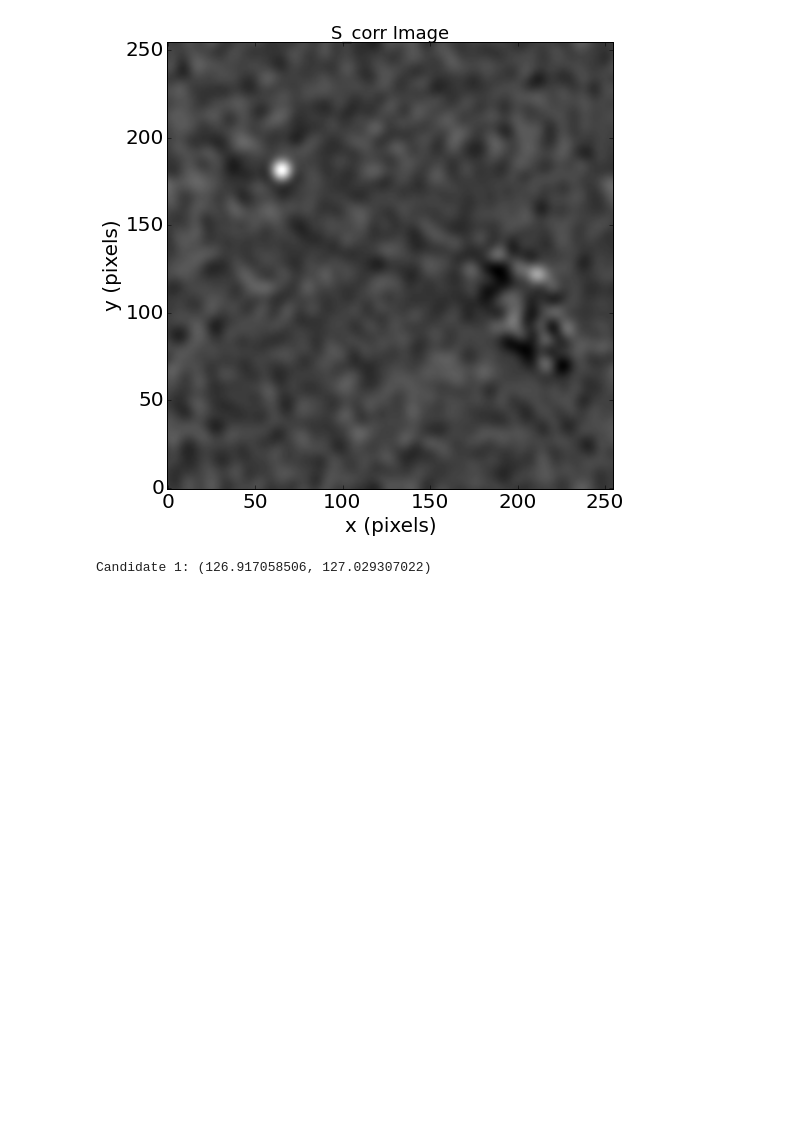
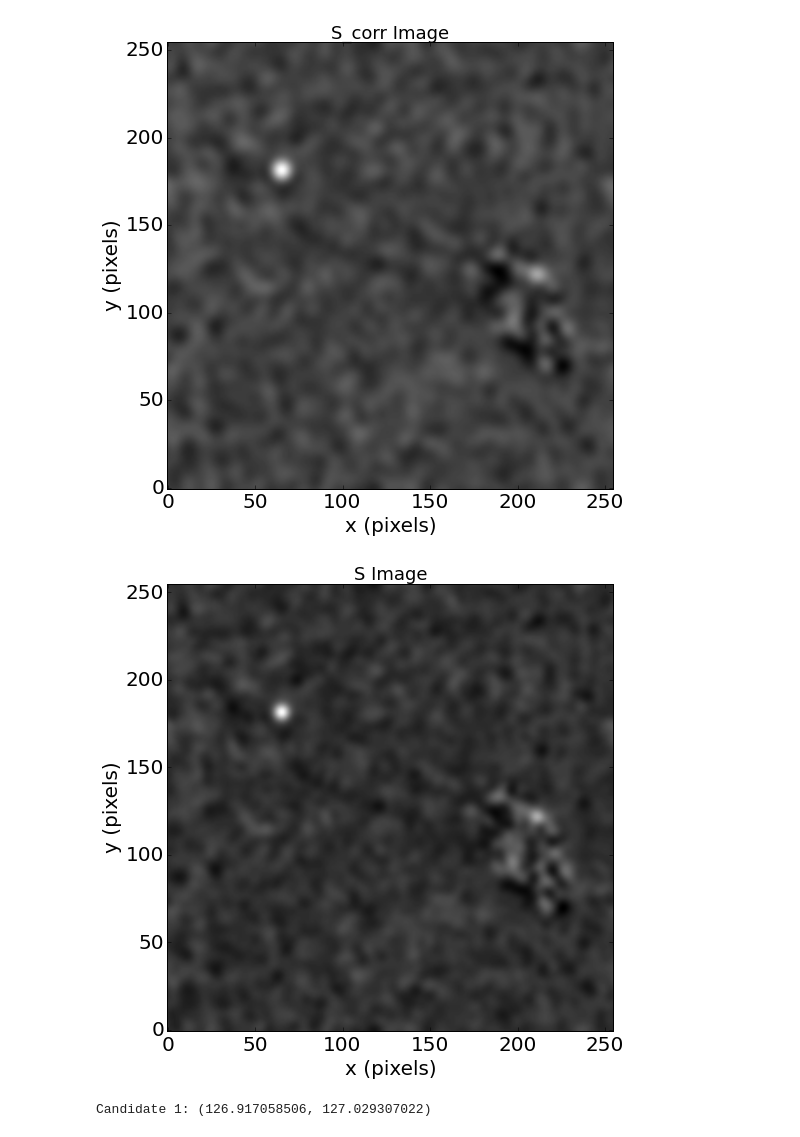
Before and after one commit to sercharpak/MonitoriaInvestigacion201610, a Jupyter notebook: ExploringS_corr.ipynb, the cells around one changed output. Saved outputs shown, nothing was run; the diff lists cells and outputs as text; code cells hidden in the pictures; blank space fills up the shorter version.

```diff
--- a/ExploringS_corr.ipynb
+++ b/ExploringS_corr.ipynb
@@ -431,6 +514,7 @@ PSF_n = get_correct_PSF_representation(get_convolution_matrix((tile_size - 1)/2,
 
 
 S_corr = get_S_corr(sigma_r, sigma_n, PSF_r, PSF_n, R, N, N_b, R_b, r_n, r_r)
+S = get_S_simple(sigma_r, sigma_n, PSF_r, PSF_n, R, N)
 D = get_D(sigma_r, sigma_n, PSF_r, PSF_n, R, N)
 # %%
 print np.std(S_corr)
@@ -469,3 +553,12 @@ plt.tick_params(axis='both', which='major', labelsize=20)
 [figure]
 # %%
 plt.close(fig)
+# %%
+fig = plt.figure(figsize = (8,8))
+plt.imshow(S, cmap = 'gray', origin='lower')
+plt.title('S Image', fontsize=18)
+plt.xlabel("x (pixels) ", fontsize=20)
+plt.ylabel("y (pixels) ", fontsize=20)
+plt.tick_params(axis='both', which='major', labelsize=20)
+# %% [output]
+[figure, added]
```
Also changed, not shown: parts of 27 cells of this notebook.
